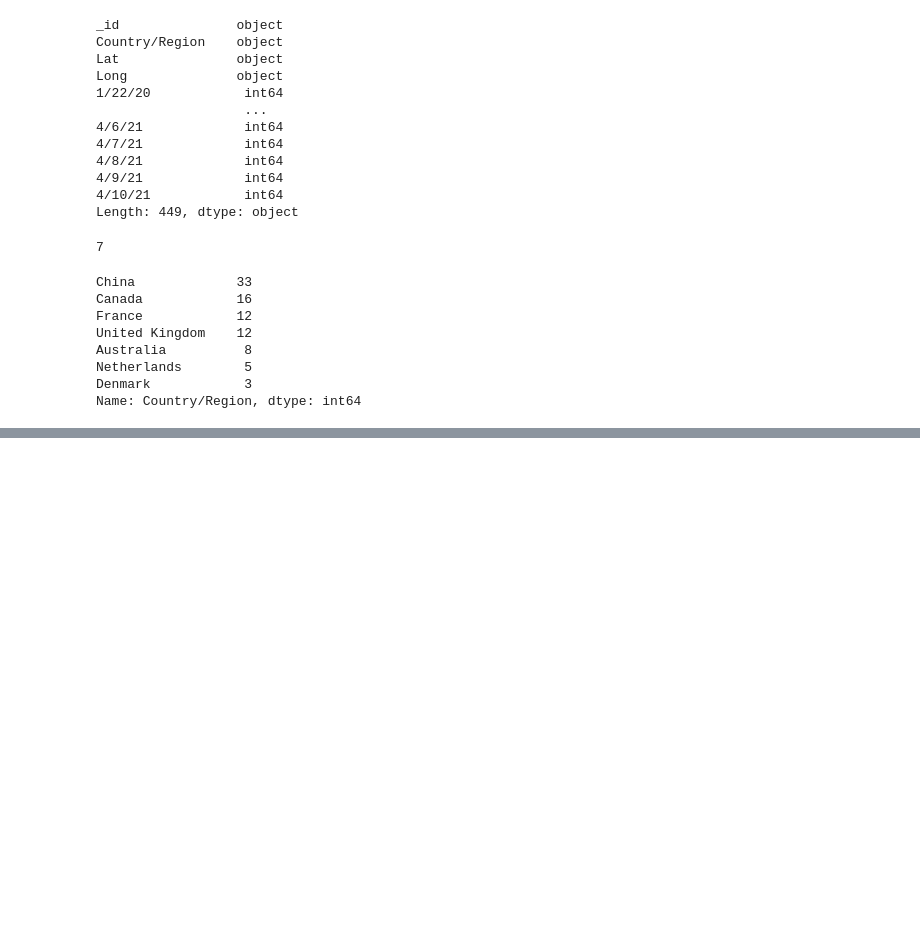
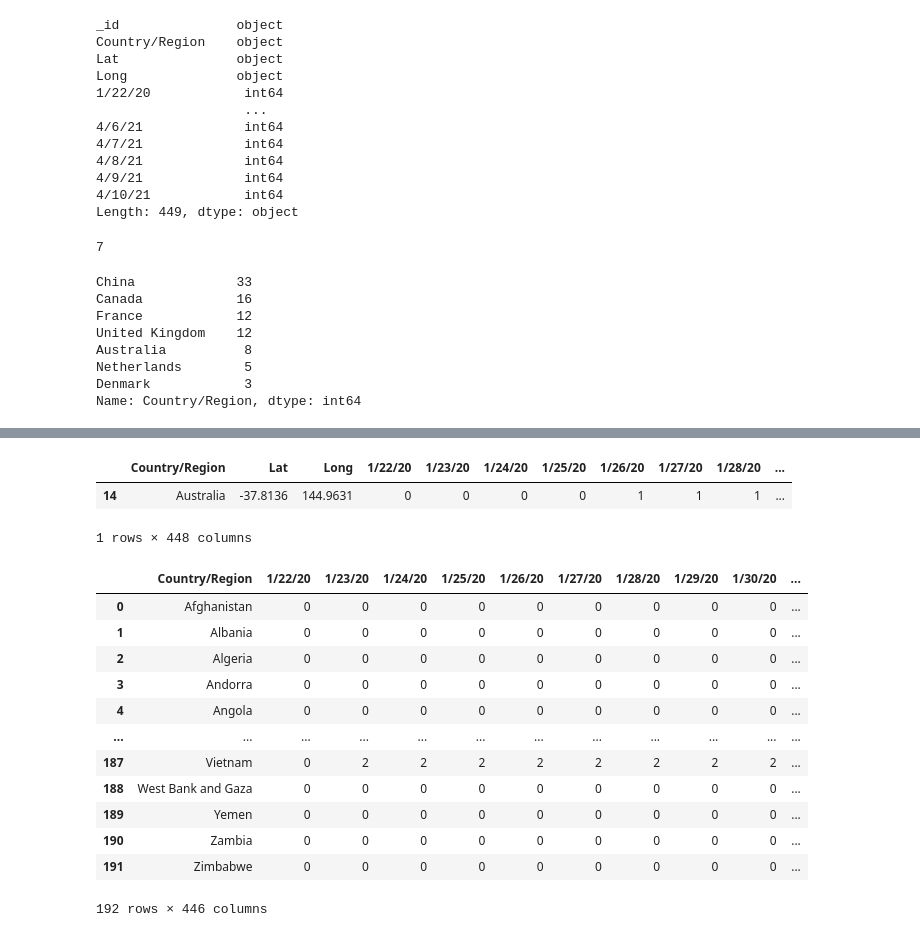
Before and after one commit to BorjaEACode/Mid_Course_Project, a Jupyter notebook: limpieza.ipynb, the cells around one changed output, grey strips where cells are left out. Saved outputs shown, nothing was run; the diff lists cells and outputs as text; code cells hidden in the pictures; blank space fills up the shorter version.

```diff
--- a/limpieza.ipynb
+++ b/limpieza.ipynb
@@ -173,0 +210,3 @@ SyntaxError: invalid syntax (147649987.py, line 1)
+# %%
+# Aqui agrupo las filas por pais y cada columna con los casos totales
+data_cleanish = data.groupby("Country/Region",as_index=False).sum()
@@ -173,0 +237,6 @@ SyntaxError: invalid syntax (147649987.py, line 1)
+# %%
+data_aux.loc[data_aux["Country/Region"] == "Australia"]
+# %% [output]
+|  | Country/Region | Lat | Long | 1/22/20 | 1/23/20 | 1/24/20 | 1/25/20 | 1/26/20 | 1/27/20 | 1/28/20 | ... |
+| 14 | Australia | -37.8136 | 144.9631 | 0 | 0 | 0 | 0 | 1 | 1 | 1 | ... |
+1 rows × 448 columns
@@ -173,0 +285,16 @@ SyntaxError: invalid syntax (147649987.py, line 1)
+# %%
+data_cleanish
+# %% [output]
+|  | Country/Region | 1/22/20 | 1/23/20 | 1/24/20 | 1/25/20 | 1/26/20 | 1/27/20 | 1/28/20 | 1/29/20 | 1/30/20 | ... |
+| 0 | Afghanistan | 0 | 0 | 0 | 0 | 0 | 0 | 0 | 0 | 0 | ... |
+| 1 | Albania | 0 | 0 | 0 | 0 | 0 | 0 | 0 | 0 | 0 | ... |
+| 2 | Algeria | 0 | 0 | 0 | 0 | 0 | 0 | 0 | 0 | 0 | ... |
+| 3 | Andorra | 0 | 0 | 0 | 0 | 0 | 0 | 0 | 0 | 0 | ... |
+| 4 | Angola | 0 | 0 | 0 | 0 | 0 | 0 | 0 | 0 | 0 | ... |
+| ... | ... | ... | ... | ... | ... | ... | ... | ... | ... | ... | ... |
+| 187 | Vietnam | 0 | 2 | 2 | 2 | 2 | 2 | 2 | 2 | 2 | ... |
+| 188 | West Bank and Gaza | 0 | 0 | 0 | 0 | 0 | 0 | 0 | 0 | 0 | ... |
+| 189 | Yemen | 0 | 0 | 0 | 0 | 0 | 0 | 0 | 0 | 0 | ... |
+| 190 | Zambia | 0 | 0 | 0 | 0 | 0 | 0 | 0 | 0 | 0 | ... |
+| 191 | Zimbabwe | 0 | 0 | 0 | 0 | 0 | 0 | 0 | 0 | 0 | ... |
+192 rows × 446 columns
```
Also changed, not shown: parts of 31 cells of this notebook.
